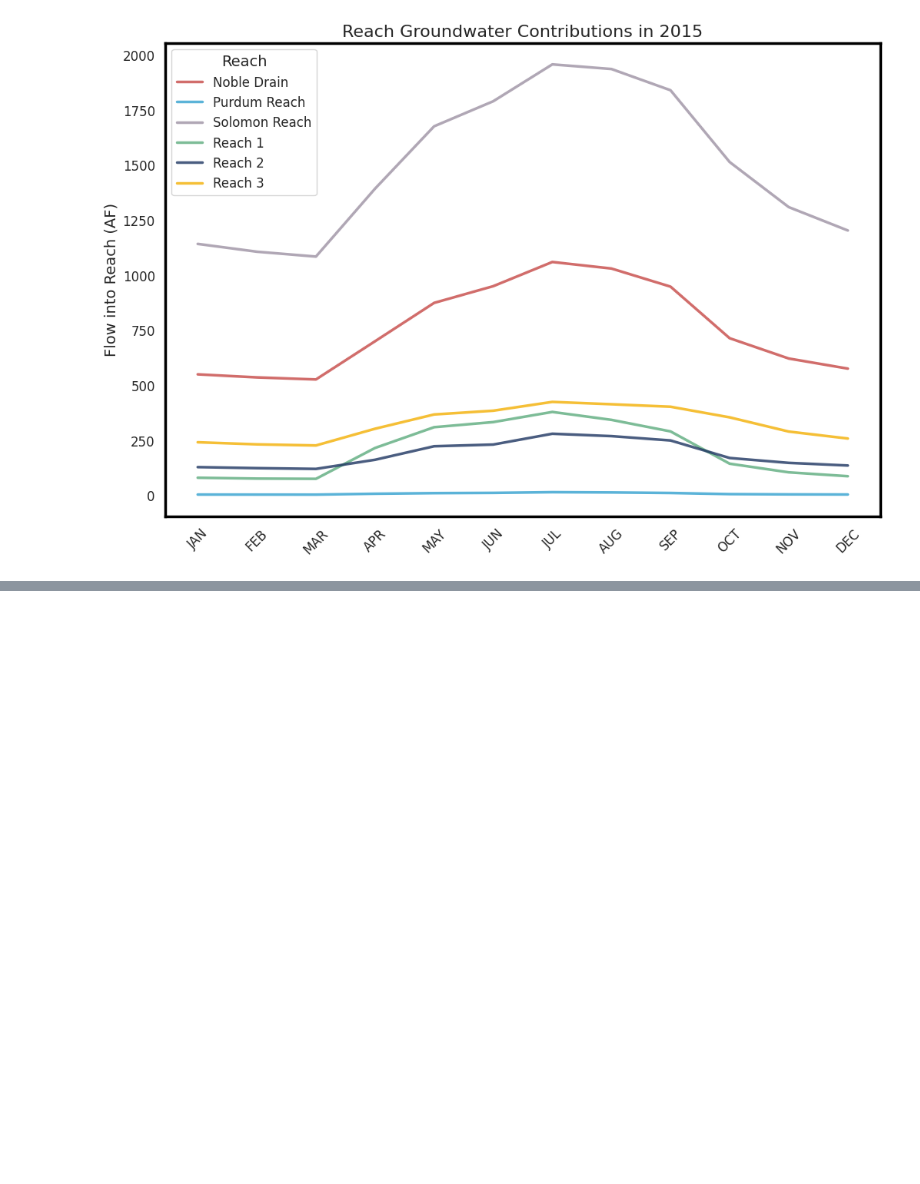
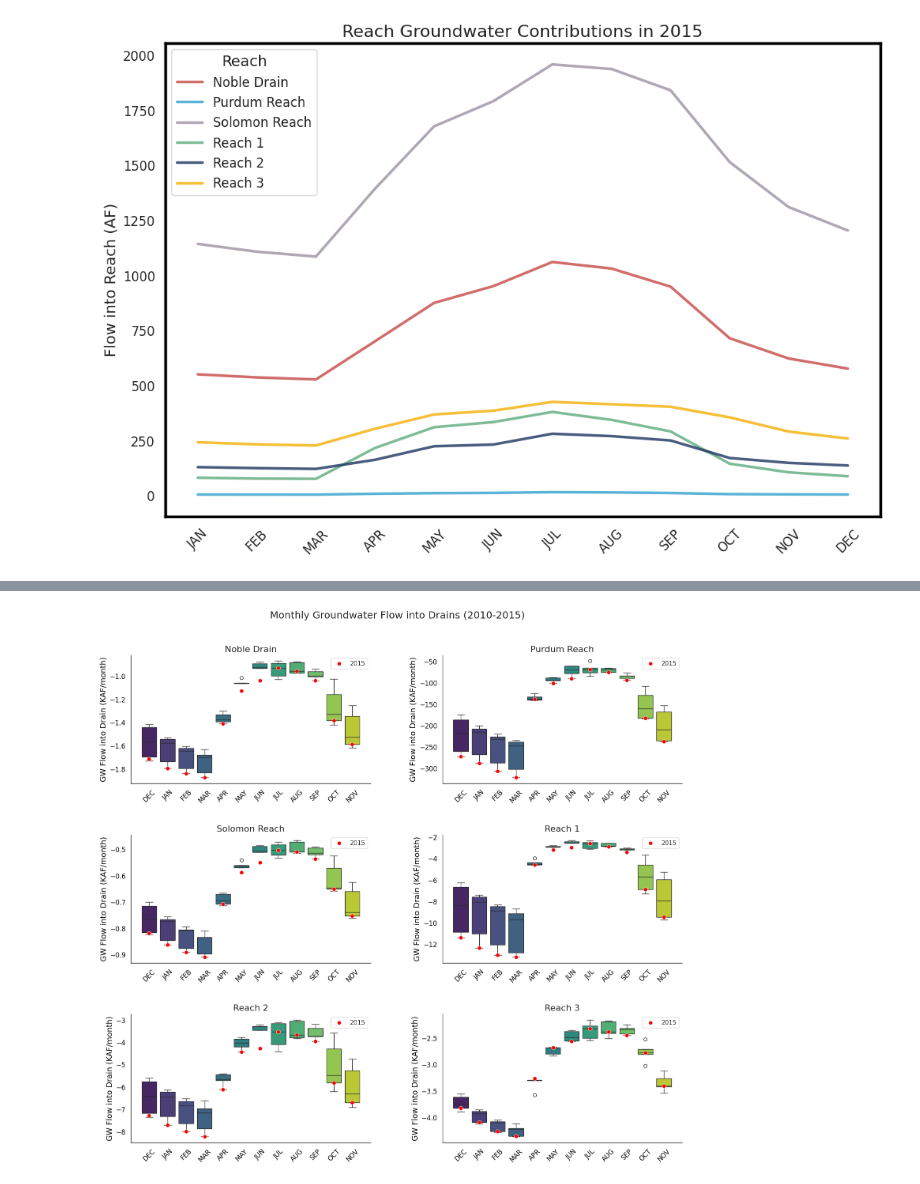
Before and after one commit to carlibeisel/mason_water_budget, a Jupyter notebook: tvgwfm.ipynb, the cells around one changed output, grey strips where cells are left out. Cells and saved outputs as stored; diff of their text form; code cells hidden in the pictures; blank space fills up the shorter version.

```diff
--- a/tvgwfm.ipynb
+++ b/tvgwfm.ipynb
@@ -504,0 +571,84 @@ plt.show()
+# %%
+# -------------------------------- #
+# Figure: Boxplot of average gw to reach
+# -------------------------------- #
+
+# 2011 to 2015 data
+# Load the dataset
+df = pd.read_csv('/content/drive/MyDrive/Data/Mason Water Budget/data_output/groundwater_out/reach_gw_cfday.csv')
+
+# Define the starting year and the total number of stress periods
+start_year = 1986
+total_stress_periods = 360
+
+# Generate a sequence of dates starting from January of the starting year
+dates = pd.date_range(start=f"{start_year}-01-01", periods=total_stress_periods, freq='MS')
+
+# Create a new DataFrame mapping stress periods to months and years
+dates_df = pd.DataFrame({
+    'Stress Period': range(1, total_stress_periods + 1),
+    'Month': dates.month,
+    'Year': dates.year
+})
+
+# Merge the new date information into the original DataFrame
+result_df = df.merge(dates_df, on='Stress Period')
+
+# Convert numeric months to abbreviated names (e.g., 1 -> JAN, 12 -> DEC)
+result_df['Month'] = result_df['Month'].apply(lambda x: calendar.month_abbr[x].upper())
+
+# Convert Flow from cubic feet per day to KAF per month and take the inverse
+conversion_factor_kaf_month = 0.0000229568 * 0.001 * 30.436875
+result_df['Flow (KAF/month)'] = result_df['Flow (cfperday)'] * conversion_factor_kaf_month
+result_df['Flow (Inverse KAF/month)'] = 1 / result_df['Flow (KAF/month)']
+
+# Filter data for the years 2010 to 2015
+filtered_df = result_df[(result_df['Year'] >= 2010) & (result_df['Year'] <= 2015)]
+
+# Get unique reaches
+unique_reaches = filtered_df['Reach'].unique()
+
+# Create a grid of subplots to display each reach in a larger layout (2 columns, 3 rows)
+fig = plt.figure(figsize=(18, 16))
+gs = gridspec.GridSpec(3, 2, figure=fig, wspace=0.3, hspace=0.4)  # Adjust grid size and spacing
+
+# Loop through each reach and create a box plot for inverse monthly flow in a panel
+for idx, reach in enumerate(unique_reaches):
+    ax = fig.add_subplot(gs[idx])  # Add subplot to the grid
+    reach_data = filtered_df[filtered_df['Reach'] == reach]
+    reach_data_2015 = reach_data[reach_data['Year'] == 2015]  # Filter data for 2015
+
+    # Create the box plot
+    sns.boxplot(
+        data=reach_data,
+        x='Month',
+        y='Flow (Inverse KAF/month)',
+        palette='viridis',
+        ax=ax
+    )
+
+    # Overlay 2015 data as red dots
+    sns.scatterplot(
+        data=reach_data_2015,
+        x='Month',
+        y='Flow (Inverse KAF/month)',
+        color='red',
+        label='2015',
+        s=50,  # Adjust size of the dots
+        zorder=5,
+        ax=ax
+    )
+
+    # Customize the plot
+    ax.set_title(f'{reach}', fontsize=16)
+    ax.set_xlabel('', fontsize=14)
+    ax.set_ylabel('GW Flow into Drain (KAF/month)', fontsize=14)
+    ax.tick_params(axis='x', rotation=45, labelsize=12)
+    ax.tick_params(axis='y', labelsize=12)
+
+# Add a common title for the entire figure
+fig.suptitle('Monthly Groundwater Flow into Drains (2010-2015)', fontsize=18, y=0.95)
+
+# Show the plot
+plt.show()
+# %% [output]
@@ -504,0 +672 @@ plt.show()
+[figure, added]
```
Also changed, not shown: parts of 13 cells of this notebook.
